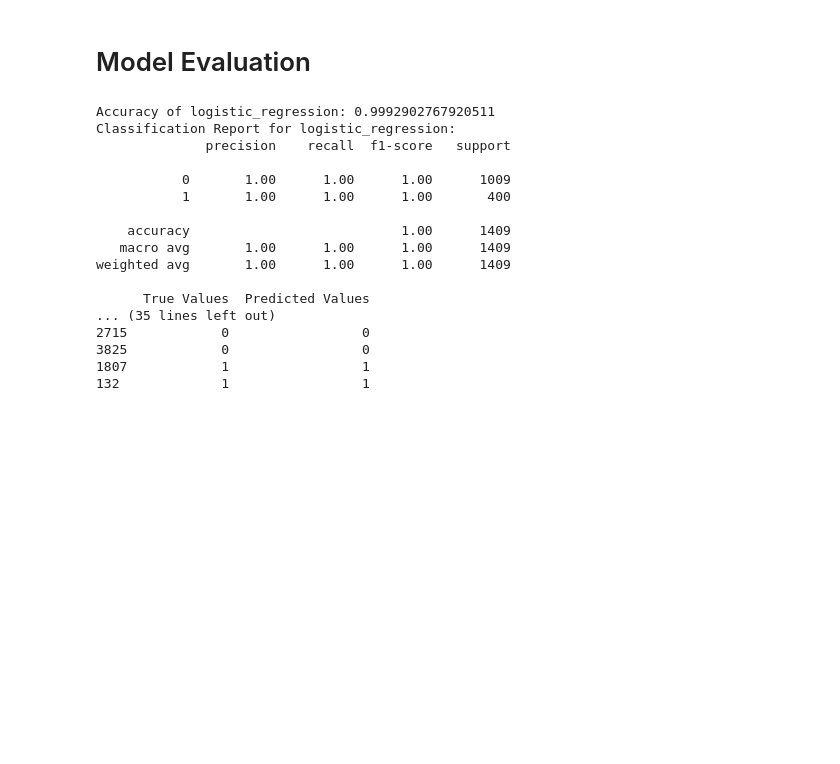
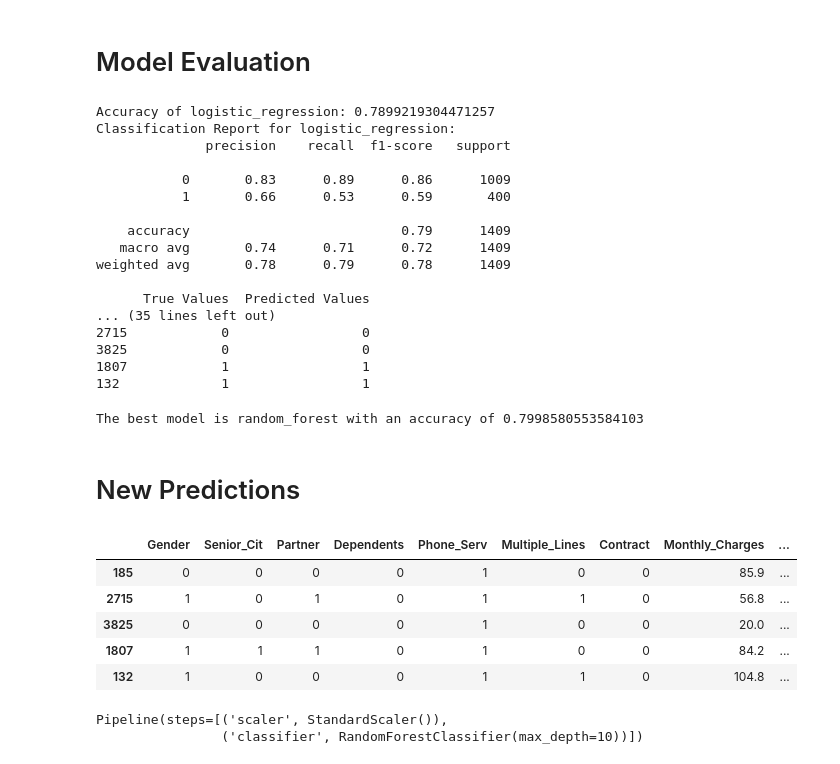
Before and after one commit to GurvindarK/Churn-Analysis, a Jupyter notebook: churn analysis.ipynb, the cells around one changed output. Cells and saved outputs as stored; diff of their text form; code cells hidden in the pictures; blank space fills up the shorter version.

```diff
--- a/churn analysis.ipynb
+++ b/churn analysis.ipynb
@@ -336,9 +337,5 @@ df['Churn_Value'].isnull().any().sum()
 # %%
 from sklearn.impute import SimpleImputer
 
-imputer_num = SimpleImputer(strategy='median')
+imputer_num = SimpleImputer(strategy='mean')
 imputer_cat = SimpleImputer(strategy='most_frequent')
-# %%
-# Missing churn values are 5174 and churn value count for customers who are still with company is also 5174, it means churn reason for those customers are nan
-#therefore we fill na value with not churned.
-df['Churn_Reason']=df['Churn_Reason'].fillna("not churned")
@@ -382,13 +367,11 @@ from sklearn.preprocessing import OneHotEncoder, LabelEncoder
 # Create instance of OneHotEncoder
 encoder = OneHotEncoder(drop='first', sparse_output = False)
 
-# Encode the categorical 'sq_feet' feature
+# Encode the categorical 'contract' feature
 
 Contract_encoded=LabelEncoder()
 df['Contract'] = Contract_encoded.fit_transform(df['Contract'])
 
-Churn_Reason_encoded=LabelEncoder()
-df['Churn_Reason'] = Churn_Reason_encoded.fit_transform(df['Churn_Reason'])
 
 df=df.dropna()
 # %%
@@ -484,29 +456,39 @@ Best parameters for random_forest: {'classifier__max_depth': None, 'classifier__
 # Model Evaluation
 # %%
 # Evaluate the best models on the test set and generate classification reports
+best_model_name = None
+best_model_accuracy = 0
 for name, model in best_estimators.items():
     y_pred = model.predict(X_test)
     accuracy = accuracy_score(y_test, y_pred)
+    if accuracy > best_model_accuracy:
+        best_model_accuracy = accuracy
+        best_model_name = name
+
+    best_model = best_estimators[best_model_name]
+
     print(f"Accuracy of {name}: {accuracy}")
     print(f"Classification Report for {name}:\n{classification_report(y_test, y_pred)}")
+
+
     # Create a DataFrame to compare true and predicted values
     comparison_df = pd.DataFrame({
-        'True Values': y_test[],
+        'True Values': y_test,
         'Predicted Values': y_pred
         })
     # Display the first few rows of true vs predicted values
     print(comparison_df.head())
 # %% [output]
-Accuracy of logistic_regression: 0.9992902767920511
+Accuracy of logistic_regression: 0.7899219304471257
 Classification Report for logistic_regression:
               precision    recall  f1-score   support
 
-           0       1.00      1.00      1.00      1009
-           1       1.00      1.00      1.00       400
+           0       0.83      0.89      0.86      1009
+           1       0.66      0.53      0.59       400
 
-    accuracy                           1.00      1409
-   macro avg       1.00      1.00      1.00      1409
-weighted avg       1.00      1.00      1.00      1409
+    accuracy                           0.79      1409
+   macro avg       0.74      0.71      0.72      1409
+weighted avg       0.78      0.79      0.78      1409
 
       True Values  Predicted Values
 ... (35 lines left out)
@@ -514,3 +496,21 @@ weighted avg       1.00      1.00      1.00      1409
 3825            0                 0
 1807            1                 1
 132             1                 1
+# %%
+#best model with accuracy
+print(f"The best model is {best_model_name} with an accuracy of {best_model_accuracy}")
+# %% [output]
+The best model is random_forest with an accuracy of 0.7998580553584103
+# %% [markdown]
+# New Predictions
+# %%
+sample_data = df.sample(n=5, random_state=42)
+# %%
+sample_data
+# %% [output]
+|  | Gender | Senior_Cit | Partner | Dependents | Phone_Serv | Multiple_Lines | Contract | Monthly_Charges | ... |
+| 185 | 0 | 0 | 0 | 0 | 1 | 0 | 0 | 85.9 | ... |
+| 2715 | 1 | 0 | 1 | 0 | 1 | 1 | 0 | 56.8 | ... |
+| 3825 | 0 | 0 | 0 | 0 | 1 | 0 | 0 | 20.0 | ... |
+| 1807 | 1 | 1 | 1 | 0 | 1 | 0 | 0 | 84.2 | ... |
+| 132 | 1 | 0 | 0 | 0 | 1 | 1 | 0 | 104.8 | ... |
@@ -516,0 +520,5 @@ weighted avg       1.00      1.00      1.00      1409
+# %%
+best_model
+# %% [output]
+Pipeline(steps=[('scaler', StandardScaler()),
+                ('classifier', RandomForestClassifier(max_depth=10))])
```
Also changed, not shown: parts of 13 cells of this notebook.
